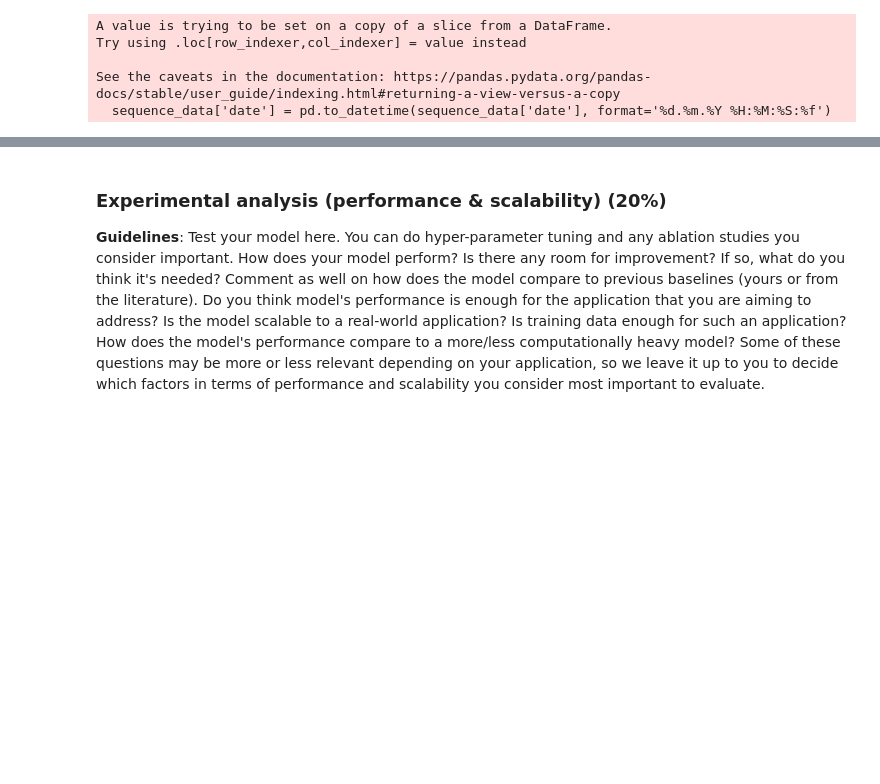
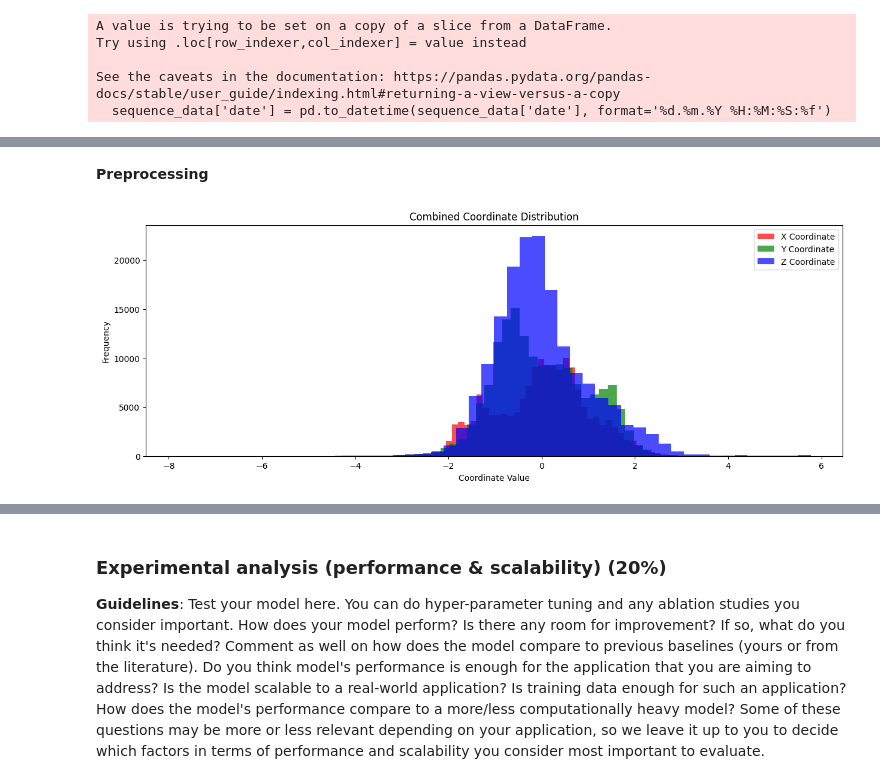
Before and after one commit to ElGrorg/LSTMFallDetection, a Jupyter notebook: coursework2_ai4sd.ipynb, the cells around one changed output, grey strips where cells are left out. Saved outputs shown, nothing was run; the diff lists cells and outputs as text; code cells hidden in the pictures; blank space fills up the shorter version.

```diff
--- a/coursework2_ai4sd.ipynb
+++ b/coursework2_ai4sd.ipynb
@@ -386,0 +267,2 @@ def plot_confusion_matrix(all_labels, all_predictions, class_names):
+# %% [markdown]
+**Preprocessing**
@@ -386,0 +281,7 @@ def plot_confusion_matrix(all_labels, all_predictions, class_names):
+# %%
+mapping = {
+    '010-000-024-033': 'LEFT_ANKLE',
+    '010-000-030-096': 'RIGHT_ANKLE',
+    '020-000-033-111': 'CHEST',
+    '020-000-032-221': 'BELT'
+}
@@ -386,0 +292,13 @@ def plot_confusion_matrix(all_labels, all_predictions, class_names):
+# %%
+df = pd.read_csv('/content/drive/MyDrive/AISD-CW2/original_full_data/localization+data+for+person+activity/ConfLongDemo_JSI.csv')
+df['date'] = pd.to_datetime(df['date'], format='%d.%m.%Y %H:%M:%S:%f')
+df = df.sort_values(by=['sequence_name', 'date'])
+
+df['tag_identifier'] = df['tag_identifier'].replace(mapping)
+
+scaler = StandardScaler()
+df[['x_coord', 'y_coord', 'z_coord']] = scaler.fit_transform(df[['x_coord', 'y_coord', 'z_coord']])
+
+plot_combined_coordinate_dist(df['x_coord'], df['y_coord'], df['z_coord'])
+# %% [output]
+[figure, added]
```
Also changed, not shown: parts of 85 cells of this notebook, 1 other file.
